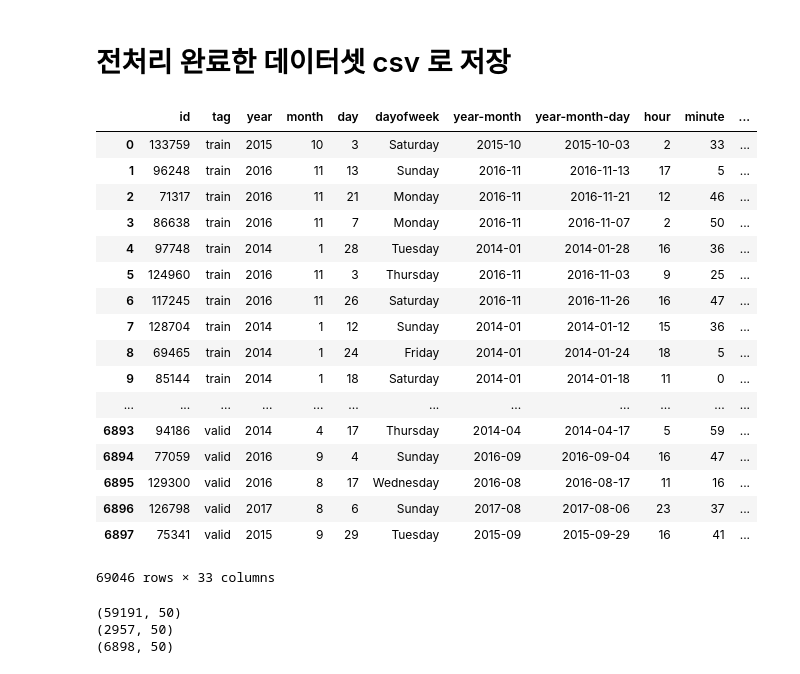
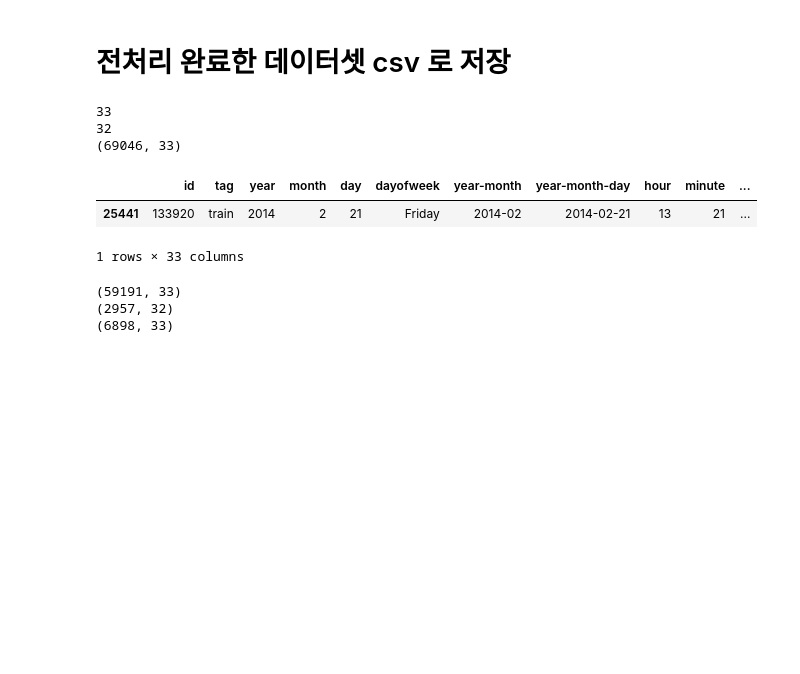
Before and after one commit to hanseul-wang/fire-prediction-model-Kimhae, a Jupyter notebook: Fire/Data_analysis/Fire_Preprocessing.ipynb, the cells around one changed output. Cells and saved outputs as stored; diff of their text form; code cells hidden in the pictures; blank space fills up the shorter version.

Commit message:
train, test, valid 저장하는 컬럼 수정

```diff
--- a/Fire/Data_analysis/Fire_Preprocessing.ipynb
+++ b/Fire/Data_analysis/Fire_Preprocessing.ipynb
@@ -666,62 +666,54 @@ df['tmprtr'].isnull().sum()
 # %% [markdown]
 # 전처리 완료한 데이터셋 csv 로 저장
 # %%
-# 필요한 컬럼만 불러오기
+# 필요한 컬럼만 불러오기 (건물용도 포함)
 columns = ['id', 'tag'
            # 날짜
            , 'year', 'month', 'day', 'dayofweek', 'year-month', 'year-month-day', 'hour', 'minute', 'second'
           # 건물 용도
            , 'jmk'
           # 건물 용도 (전처리 안됨)
-#            , 'bldng_us', 'bldng_archtctr', 'bldng_us_clssfctn', 'dt_of_athrzt'
+#            , 'bldng_us', 'bldng_archtctr', 'bldng_us_clssfctn', 'dt_of_athrztn'
           # 건물 정보 (전처리 안됨)
 #            , 'bldng_ar', 'ttl_ar', 'lnd_ar', 'ttl_grnd_flr', 'ttl_dwn_flr'
            # 다중이용업소
            , 'mlt_us_yn(encode)'
           # 날씨 정보
            , 'tmprtr', 'wnd_spd', 'wnd_drctn', 'hmdt'
           # 행정구역 정보
            , 'address', 'address1', 'address2', 'hm_cnt'
           # 도심과 가까운 정도
            , 'fr_sttn_dstnc', 'fr_wthr_fclt_dstnc', 'cctv_dstnc', 'cctv_in_100m', 'fr_mn_cnt'
            , 'fr_wthr_fclt_in_100m', 'tbc_rtl_str_dstnc', 'sft_emrgnc_bll_dstnc', 'ahsm_dstnc'
            , 'no_tbc_zn_dstnc', 'bldng_cnt_in_50m'
           # 화재발생 여부
            , 'fire_yes'
           ]
 
-df[columns]
+columns_test = list(set(columns) - set(['fire_yes']))
+print(len(columns))
+print(len(columns_test))
+print(df[columns].shape)
+df[columns].sample()
 # %% [output]
+33
+32
+(69046, 33)
 |  | id | tag | year | month | day | dayofweek | year-month | year-month-day | hour | minute | ... |
-| 0 | 133759 | train | 2015 | 10 | 3 | Saturday | 2015-10 | 2015-10-03 | 2 | 33 | ... |
-| 1 | 96248 | train | 2016 | 11 | 13 | Sunday | 2016-11 | 2016-11-13 | 17 | 5 | ... |
-| 2 | 71317 | train | 2016 | 11 | 21 | Monday | 2016-11 | 2016-11-21 | 12 | 46 | ... |
-| 3 | 86638 | train | 2016 | 11 | 7 | Monday | 2016-11 | 2016-11-07 | 2 | 50 | ... |
-| 4 | 97748 | train | 2014 | 1 | 28 | Tuesday | 2014-01 | 2014-01-28 | 16 | 36 | ... |
-| 5 | 124960 | train | 2016 | 11 | 3 | Thursday | 2016-11 | 2016-11-03 | 9 | 25 | ... |
-| 6 | 117245 | train | 2016 | 11 | 26 | Saturday | 2016-11 | 2016-11-26 | 16 | 47 | ... |
-| 7 | 128704 | train | 2014 | 1 | 12 | Sunday | 2014-01 | 2014-01-12 | 15 | 36 | ... |
-| 8 | 69465 | train | 2014 | 1 | 24 | Friday | 2014-01 | 2014-01-24 | 18 | 5 | ... |
-| 9 | 85144 | train | 2014 | 1 | 18 | Saturday | 2014-01 | 2014-01-18 | 11 | 0 | ... |
-| ... | ... | ... | ... | ... | ... | ... | ... | ... | ... | ... | ... |
-| 6893 | 94186 | valid | 2014 | 4 | 17 | Thursday | 2014-04 | 2014-04-17 | 5 | 59 | ... |
-| 6894 | 77059 | valid | 2016 | 9 | 4 | Sunday | 2016-09 | 2016-09-04 | 16 | 47 | ... |
-| 6895 | 129300 | valid | 2016 | 8 | 17 | Wednesday | 2016-08 | 2016-08-17 | 11 | 16 | ... |
-| 6896 | 126798 | valid | 2017 | 8 | 6 | Sunday | 2017-08 | 2017-08-06 | 23 | 37 | ... |
-| 6897 | 75341 | valid | 2015 | 9 | 29 | Tuesday | 2015-09 | 2015-09-29 | 16 | 41 | ... |
+| 25441 | 133920 | train | 2014 | 2 | 21 | Friday | 2014-02 | 2014-02-21 | 13 | 21 | ... |
-69046 rows × 33 columns
+1 rows × 33 columns
 # %%
-train = df[df[columns]['tag'] == 'train']
-test = df[df[columns]['tag'] == 'test']
-valid = df[df[columns]['tag'] == 'valid']
+train = df[df['tag'] == 'train'][columns]
+test = df[df['tag'] == 'test'][columns_test]
+valid = df[df['tag'] == 'valid'][columns]
 
 print(train.shape)
 print(test.shape)
 print(valid.shape)
 # %% [output]
-(59191, 50)
-(2957, 50)
-(6898, 50)
+(59191, 33)
+(2957, 32)
+(6898, 33)
 # %%
 train.to_csv('../Data/train_preprocess.csv', index=False)
 test.to_csv('../Data/test_preprocess.csv', index=False)
```
Also changed, not shown: parts of 8 cells of this notebook.
